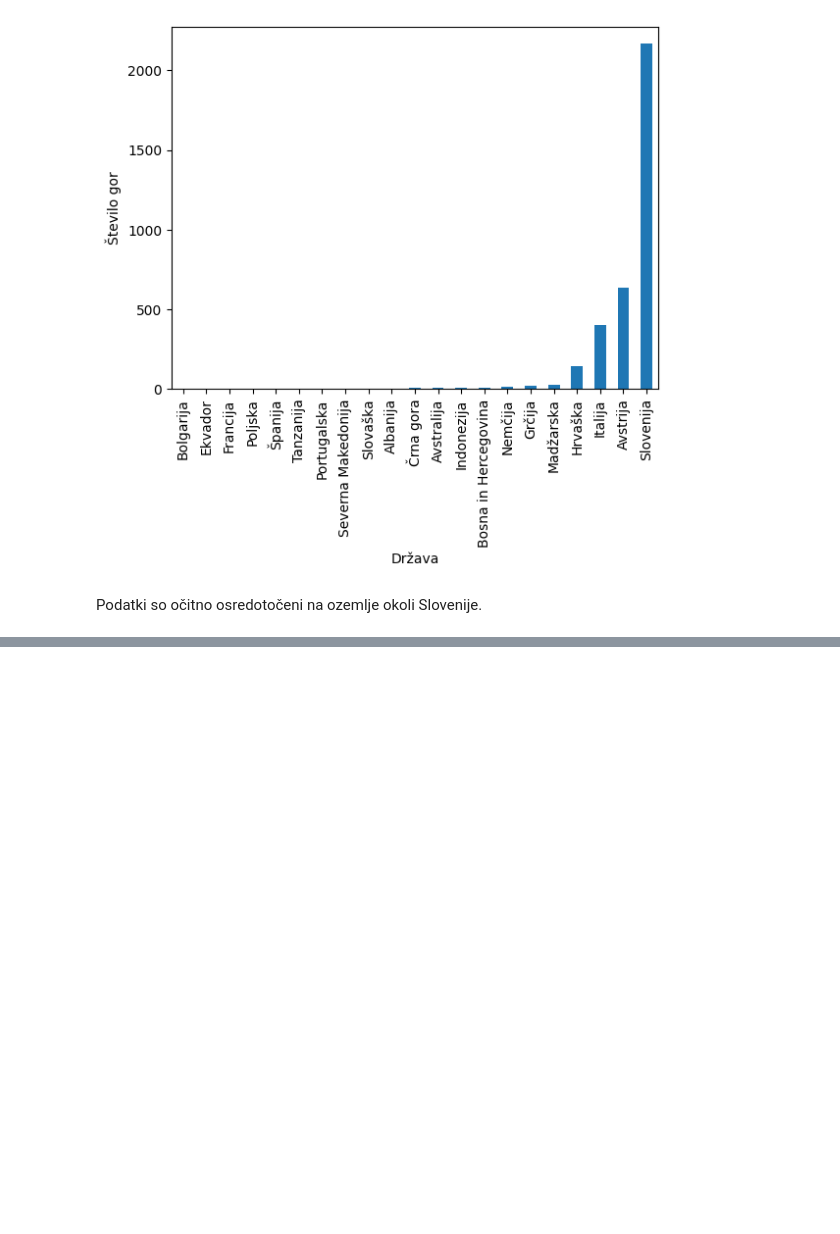
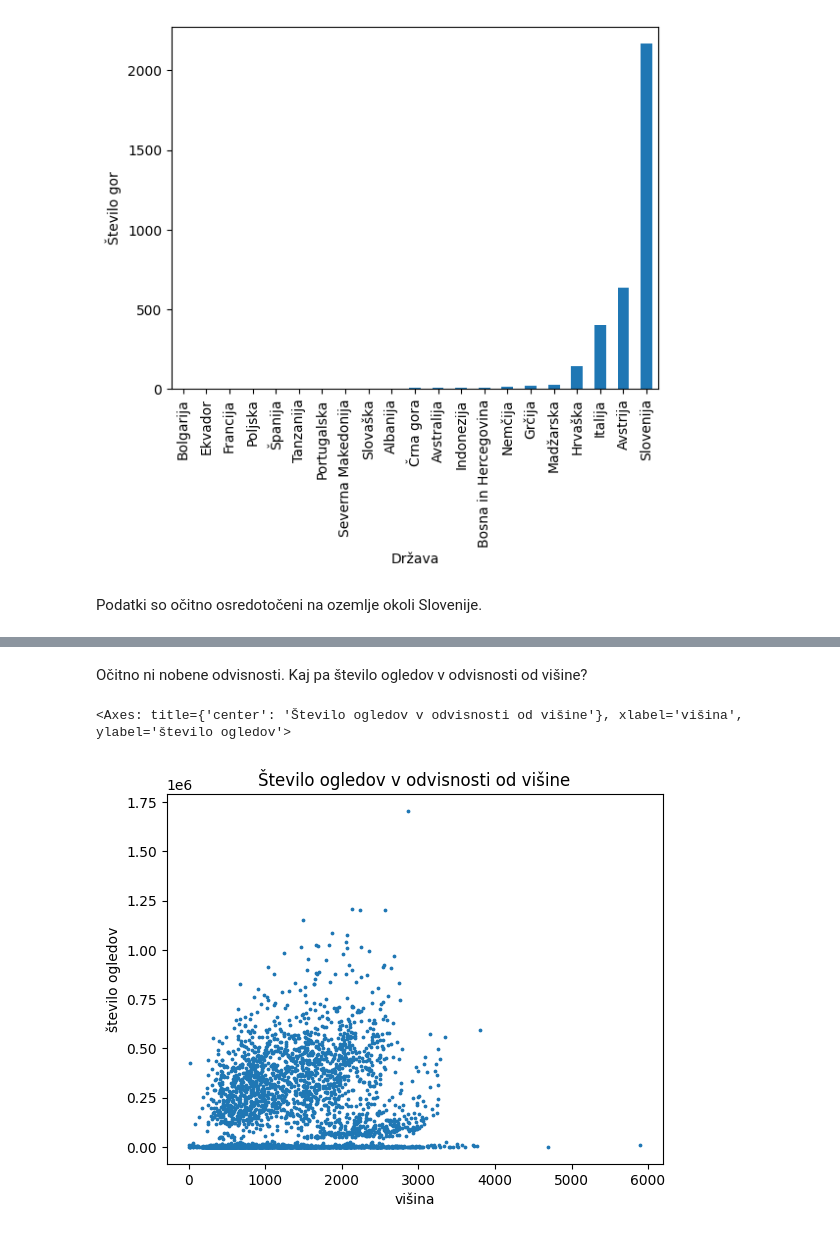
Before and after one commit to tilenzabkar/uvp-projektna-naloga, a Jupyter notebook: analiza.ipynb, the cells around one changed output, grey strips where cells are left out. Cells and saved outputs as stored; diff of their text form; code cells hidden in the pictures; blank space fills up the shorter version.

```diff
--- a/analiza.ipynb
+++ b/analiza.ipynb
@@ -112,0 +159,7 @@ Podatki so očitno osredotočeni na ozemlje okoli Slovenije.
+# %% [markdown]
+Očitno ni nobene odvisnosti. Kaj pa število ogledov v odvisnosti od višine?
+# %%
+gore.plot.scatter(x= "višina", y="število ogledov", s = 3, title="Število ogledov v odvisnosti od višine")
+# %% [output]
+<Axes: title={'center': 'Število ogledov v odvisnosti od višine'}, xlabel='višina', ylabel='število ogledov'>
+[figure, added]
```
Also changed, not shown: parts of 23 cells of this notebook, 5 other files.
